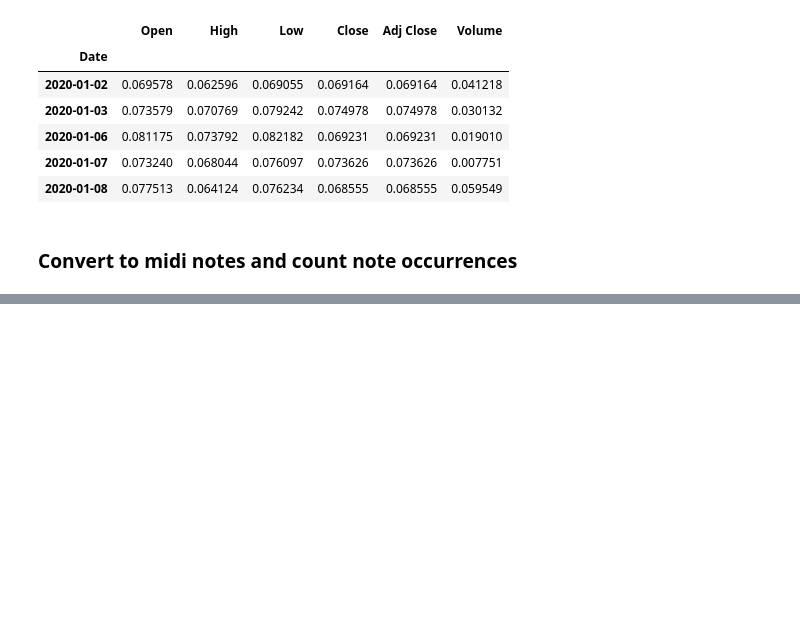
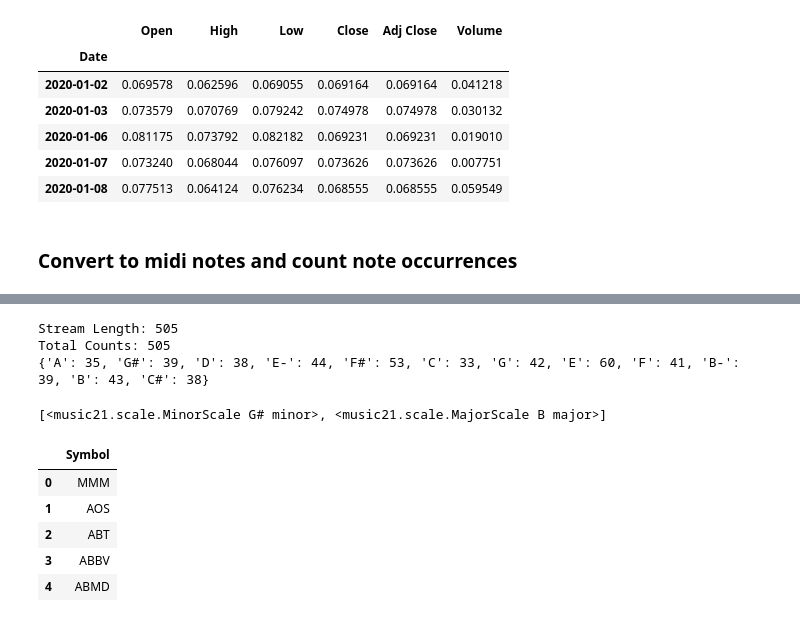
Before and after one commit to mknutsen/stock_midi_cv, a Jupyter notebook: notebooks/key_optimization.ipynb, the cells around one changed output, grey strips where cells are left out. Cells and saved outputs as stored; diff of their text form; code cells hidden in the pictures; blank space fills up the shorter version.

```diff
--- a/notebooks/key_optimization.ipynb
+++ b/notebooks/key_optimization.ipynb
@@ -157,0 +149,75 @@ ValueError: too many values to unpack (expected 2)
+# %%
+# get pitch class and space values in dictionary
+
+# TODO: there's probably an elegant way to do this I don't yet see
+
+note_set = {p.name for p in stock_stream.pitches}
+
+note_counts = {n: len([ p for p in stock_stream.pitches if p.pitchClass == pitch.Pitch(n).pitchClass ]) for n in note_set}
+pitch_class_counts = {pitch.Pitch(k).pitchClass: v for k, v in note_counts.items()}
+
+print(f"Stream Length: {len(stock_stream)}")
+print(f"Total Counts: {sum(note_counts.values())}")
+print(note_counts)
+# %% [output]
+Stream Length: 505
+Total Counts: 505
+{'A': 35, 'G#': 39, 'D': 38, 'E-': 44, 'F#': 53, 'C': 33, 'G': 42, 'E': 60, 'F': 41, 'B-': 39, 'B': 43, 'C#': 38}
+# %%
+# NOTE: Check enharmonic equality by adding .ps
+
+
+def maximize_in_scale(notes: stream.Stream, scales: ScaleList):
+    closest_scale: list[str] = []
+    max_metric = 0
+
+    for sc in scales:
+
+        # TODO: I believe ps only accounts for either ascending or descending values in a scale, should work on adding values from descending scale values
+
+        ps = {p.pitchClass for p in sc.pitches}
+
+        # TODO: Should rethink metric to penalize scales with more notes (ex: blues hexatonic and pseudo-ragas)
+
+        metric = sum([pitch_class_counts[p] for p in ps]) / len(ps)
+
+        if metric > max_metric:
+            closest_scale = [sc]
+            max_metric = metric
+        elif isclose(metric, max_metric):
+            closest_scale.append(sc)
+
+    return closest_scale
+
+
+maximize_in_scale(stock_stream, scales)
+# %% [output]
+[<music21.scale.MinorScale G# minor>, <music21.scale.MajorScale B major>]
+# %%
+# Analyze how well this algorithm performs vs the music21's key analyzer by looping through Nasdaq 500
+
+sp_df = pd.read_csv('sandp500.csv')
+
+sp_df.drop(['Security', 'SEC filings', 'GICS Sector', 'GICS Sub-Industry', 'Headquarters Location', 'Date first added', 'CIK', 'Founded'], axis=1, inplace=True)
+
+
+
+for ticker in sp_df['Symbol']:
+
+    # read yfinance data for ticker
+
+    # convert to stream
+
+    # compare maximize_in_scale to .analyze('key') by checking if the latter is in the former
+
+
+    continue
+
+sp_df.head()
+# %% [output]
+|  | Symbol |
+| 0 | MMM |
+| 1 | AOS |
+| 2 | ABT |
+| 3 | ABBV |
+| 4 | ABMD |
```
Also changed, not shown: parts of 12 cells of this notebook, 1 other file.
